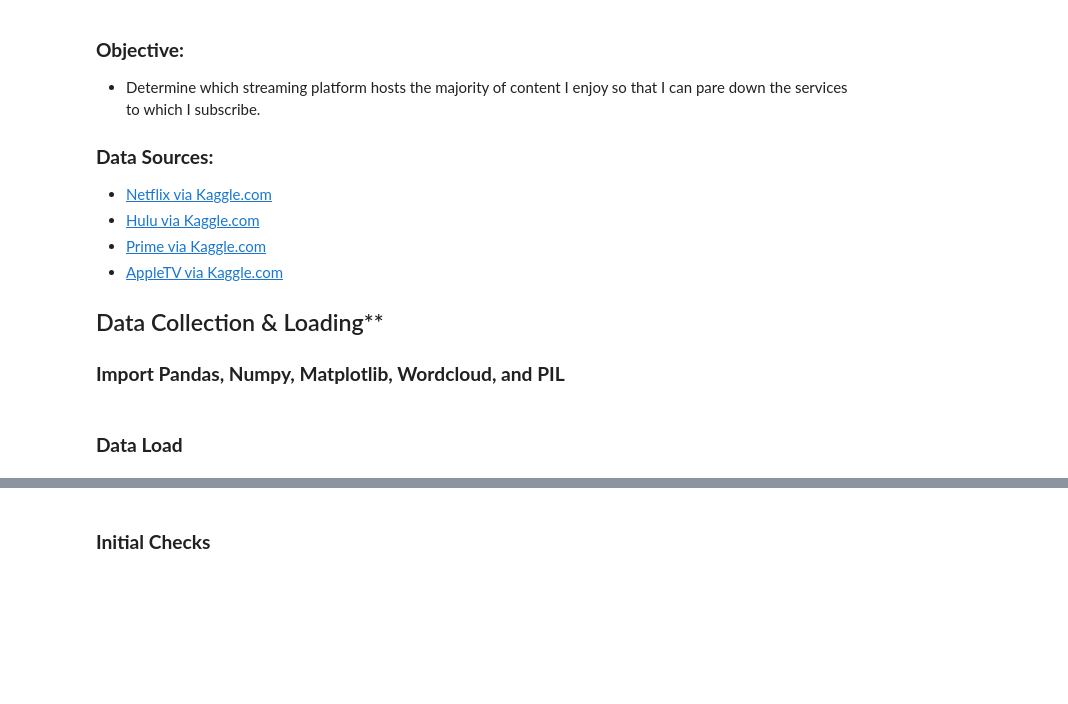
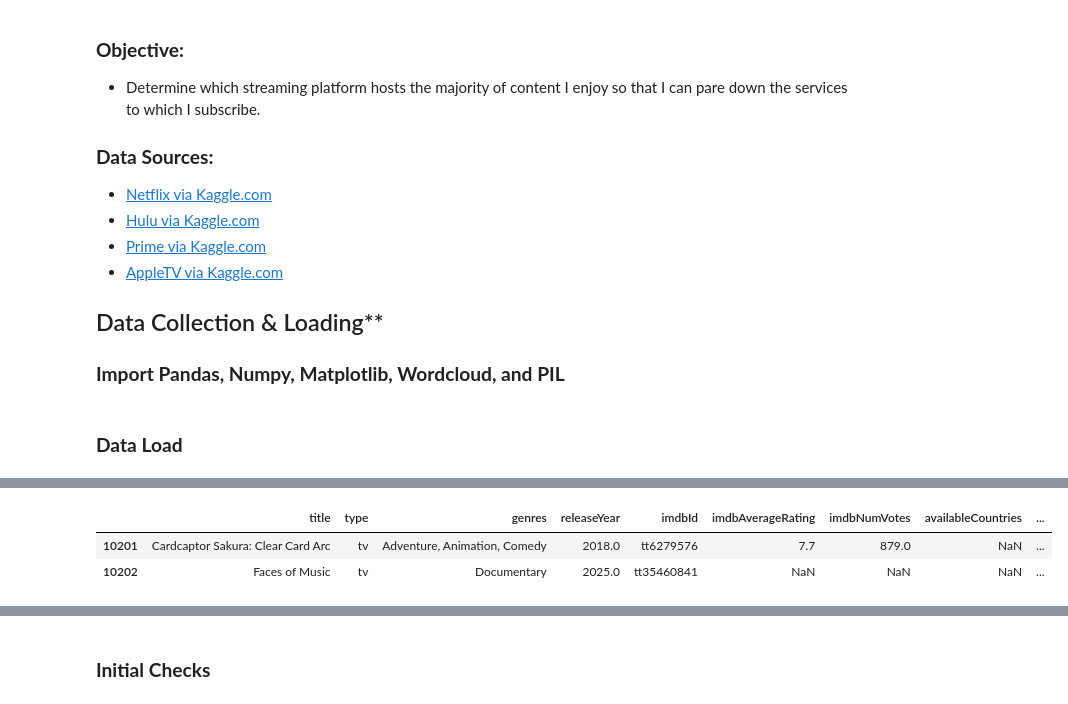
Before and after one commit to rkynhoff/Streaming_Service_Comparisons, a Jupyter notebook: STRM_SERV_COMP_V1.ipynb, the cells around one changed output, grey strips where cells are left out. Cells and saved outputs as stored; diff of their text form; code cells hidden in the pictures; blank space fills up the shorter version.

```diff
--- a/STRM_SERV_COMP_V1.ipynb
+++ b/STRM_SERV_COMP_V1.ipynb
@@ -24,0 +61,8 @@ from PIL import Image
+# %%
+# Add a column to hulu DF and entered a default value for each row & display bottom two rows
+hulu["serviceName"] = "Hulu"
+hulu.tail(2)
+# %% [output]
+|  | title | type | genres | releaseYear | imdbId | imdbAverageRating | imdbNumVotes | availableCountries | ... |
+| 10201 | Cardcaptor Sakura: Clear Card Arc | tv | Adventure, Animation, Comedy | 2018.0 | tt6279576 | 7.7 | 879.0 | NaN | ... |
+| 10202 | Faces of Music | tv | Documentary | 2025.0 | tt35460841 | NaN | NaN | NaN | ... |
```
Also changed, not shown: parts of 22 cells of this notebook.
